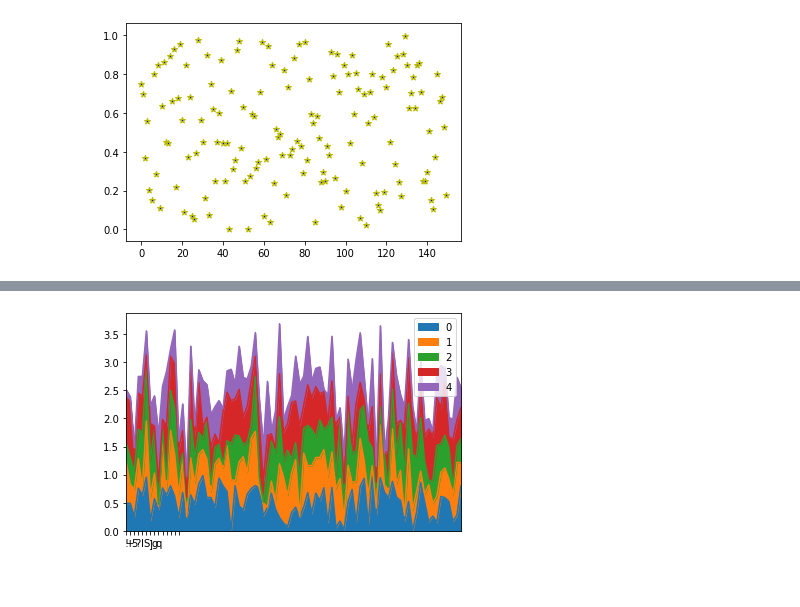
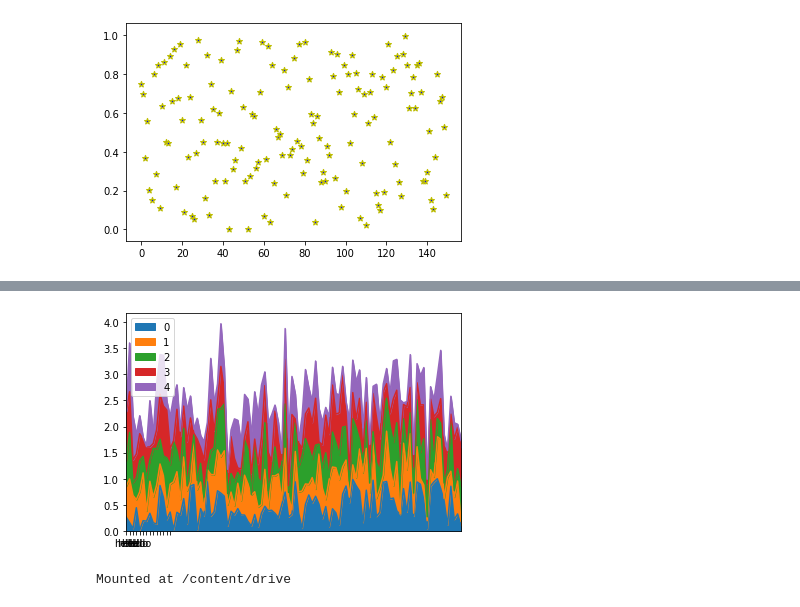
Before and after one commit to themanoftalent/pythondata, a Jupyter notebook: General_python_tutorial.ipynb, the cells around one changed output, grey strips where cells are left out. Cells and saved outputs as stored; diff of their text form; code cells hidden in the pictures.

```diff
--- a/General_python_tutorial.ipynb
+++ b/General_python_tutorial.ipynb
@@ -1600,9 +1600,14 @@ xticks( ticks ) sets the x-axis tick values, which are the locations along the x
 # %%
 import pandas as pd
 
-diagDag=pd.DataFrame(np.random.rand(84,5),index=[chr(ascii) for ascii in range(33,33+84)])
+diagDag=pd.DataFrame(np.random.rand(100,5),index=["hello" for hello in range(11,11+100)])
 diagDag.plot(kind='area')
 plt.xticks(range(0,14))
 plt.show()
 # %% [output]
-[figure, old version]
+[figure, new version]
+# %%
+from google.colab import drive
+drive.mount("/content/drive")
+# %% [output]
+Mounted at /content/drive
```
Also changed, not shown: parts of 15 cells of this notebook.
